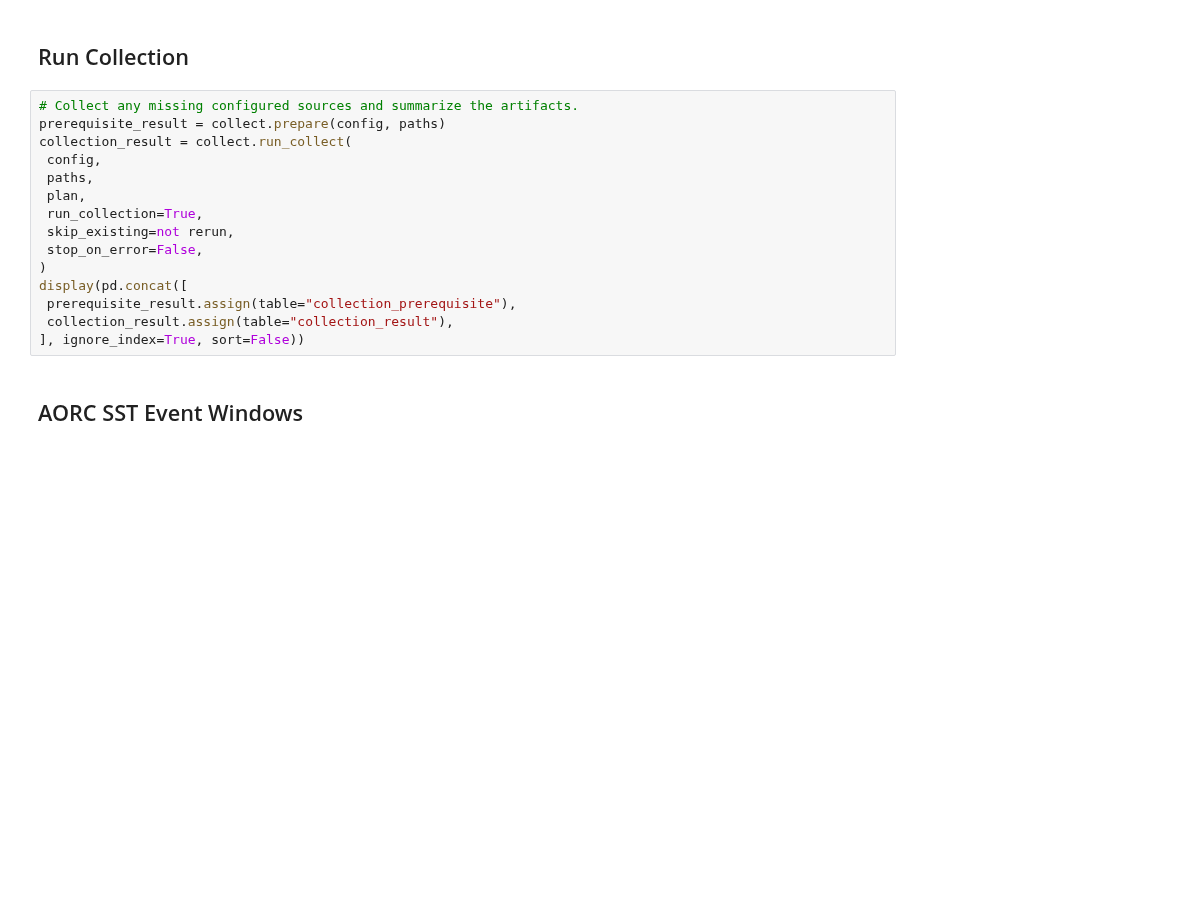
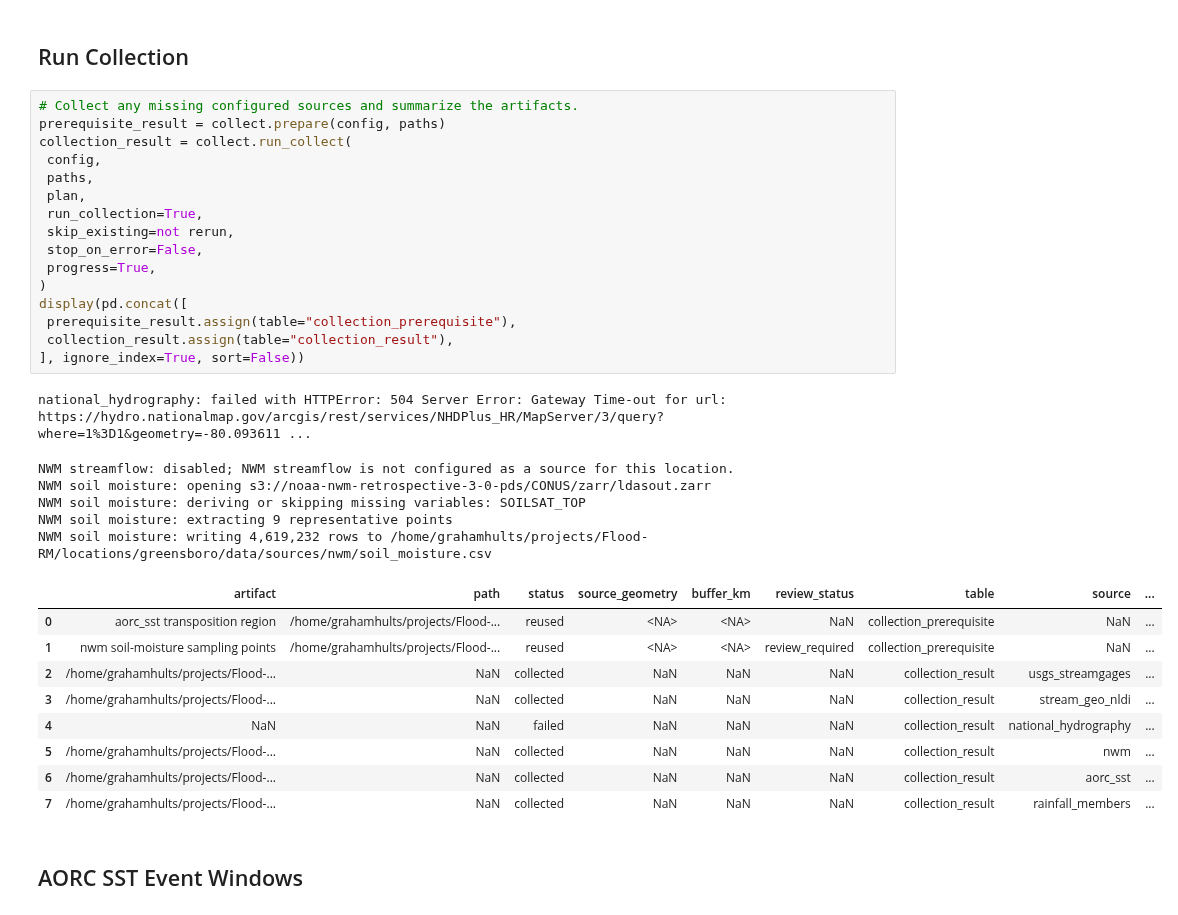
Before and after one commit to SusuXu-s-Lab/Flood-RM, a Jupyter notebook: locations/greensboro/02_flood/02_collect_sources.ipynb, the cells around one changed output. Drawn from its saved outputs; the diff is of its cells as text; blank space fills up the shorter version.

```diff
--- a/locations/greensboro/02_flood/02_collect_sources.ipynb
+++ b/locations/greensboro/02_flood/02_collect_sources.ipynb
@@ -182,18 +182,35 @@ Name: nwm_soil_moisture, dtype: object
 # %%
 # Collect any missing configured sources and summarize the artifacts.
 prerequisite_result = collect.prepare(config, paths)
 collection_result = collect.run_collect(
  config,
  paths,
  plan,
  run_collection=True,
  skip_existing=not rerun,
  stop_on_error=False,
+ progress=True,
 )
 display(pd.concat([
  prerequisite_result.assign(table="collection_prerequisite"),
  collection_result.assign(table="collection_result"),
 ], ignore_index=True, sort=False))
+# %% [output]
+national_hydrography: failed with HTTPError: 504 Server Error: Gateway Time-out for url: https://hydro.nationalmap.gov/arcgis/rest/services/NHDPlus_HR/MapServer/3/query?where=1%3D1&geometry=-80.093611 ...
+NWM streamflow: disabled; NWM streamflow is not configured as a source for this location.
+NWM soil moisture: opening s3://noaa-nwm-retrospective-3-0-pds/CONUS/zarr/ldasout.zarr
+NWM soil moisture: deriving or skipping missing variables: SOILSAT_TOP
+NWM soil moisture: extracting 9 representative points
+NWM soil moisture: writing 4,619,232 rows to /home/grahamhults/projects/Flood-RM/locations/greensboro/data/sources/nwm/soil_moisture.csv
+|  | artifact | path | status | source_geometry | buffer_km | review_status | table | source | ... |
+| 0 | aorc_sst transposition region | /home/grahamhults/projects/Flood-... | reused | <NA> | <NA> | NaN | collection_prerequisite | NaN | ... |
+| 1 | nwm soil-moisture sampling points | /home/grahamhults/projects/Flood-... | reused | <NA> | <NA> | review_required | collection_prerequisite | NaN | ... |
+| 2 | /home/grahamhults/projects/Flood-... | NaN | collected | NaN | NaN | NaN | collection_result | usgs_streamgages | ... |
+| 3 | /home/grahamhults/projects/Flood-... | NaN | collected | NaN | NaN | NaN | collection_result | stream_geo_nldi | ... |
+| 4 | NaN | NaN | failed | NaN | NaN | NaN | collection_result | national_hydrography | ... |
+| 5 | /home/grahamhults/projects/Flood-... | NaN | collected | NaN | NaN | NaN | collection_result | nwm | ... |
+| 6 | /home/grahamhults/projects/Flood-... | NaN | collected | NaN | NaN | NaN | collection_result | aorc_sst | ... |
+| 7 | /home/grahamhults/projects/Flood-... | NaN | collected | NaN | NaN | NaN | collection_result | rainfall_members | ... |
 # %% [markdown]
 ## AORC SST Event Windows
 # %%
```
Also changed, not shown: parts of 7 cells of this notebook, 25 other files.
